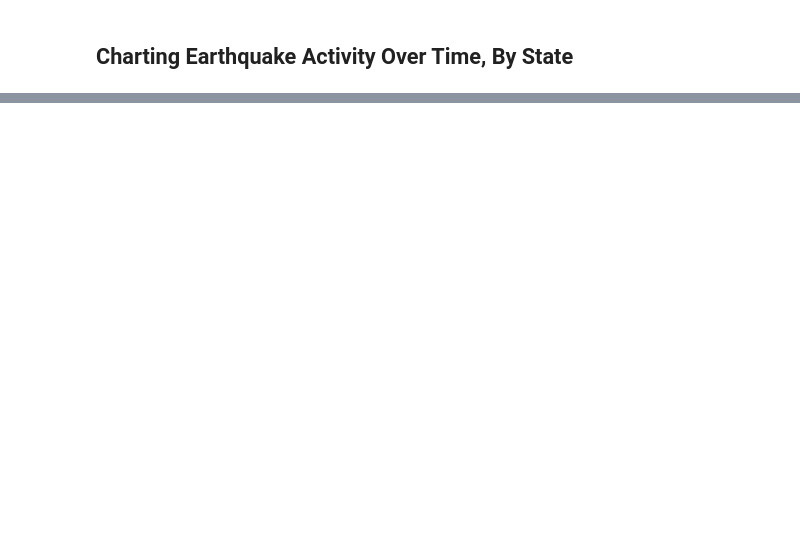
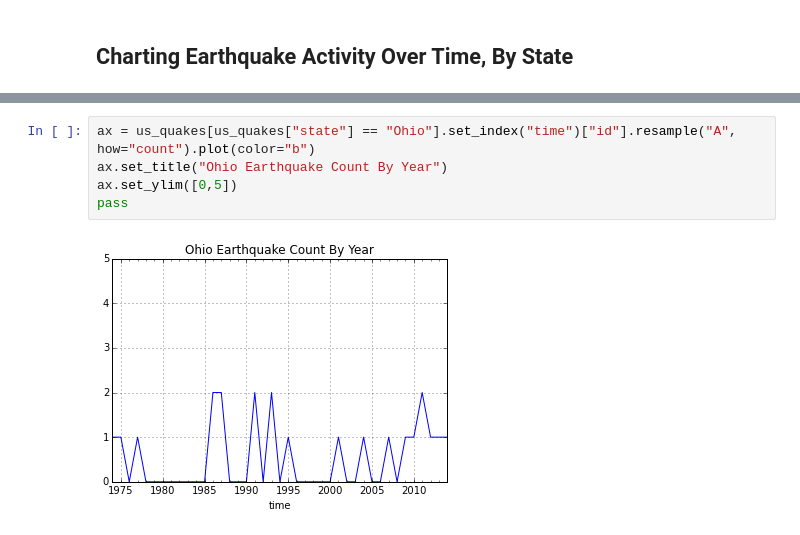
Before and after one commit to inkandswitch/livebook, a Jupyter notebook: sample-notebooks/quakes.ipynb, the cells around one changed output, grey strips where cells are left out. Drawn from its saved outputs; the diff is of its cells as text; blank space fills up the shorter version.

```diff
--- a/sample-notebooks/quakes.ipynb
+++ b/sample-notebooks/quakes.ipynb
@@ -29,0 +61,7 @@ plt.plot(ok_quakes.mag, ok_quakes.mag, "o")
+# %%
+ax = us_quakes[us_quakes["state"] == "Ohio"].set_index("time")["id"].resample("A", how="count").plot(color="b")
+ax.set_title("Ohio Earthquake Count By Year")
+ax.set_ylim([0,5])
+pass
+# %% [output]
+[figure, added]
```
Also changed, not shown: parts of 26 cells of this notebook.
